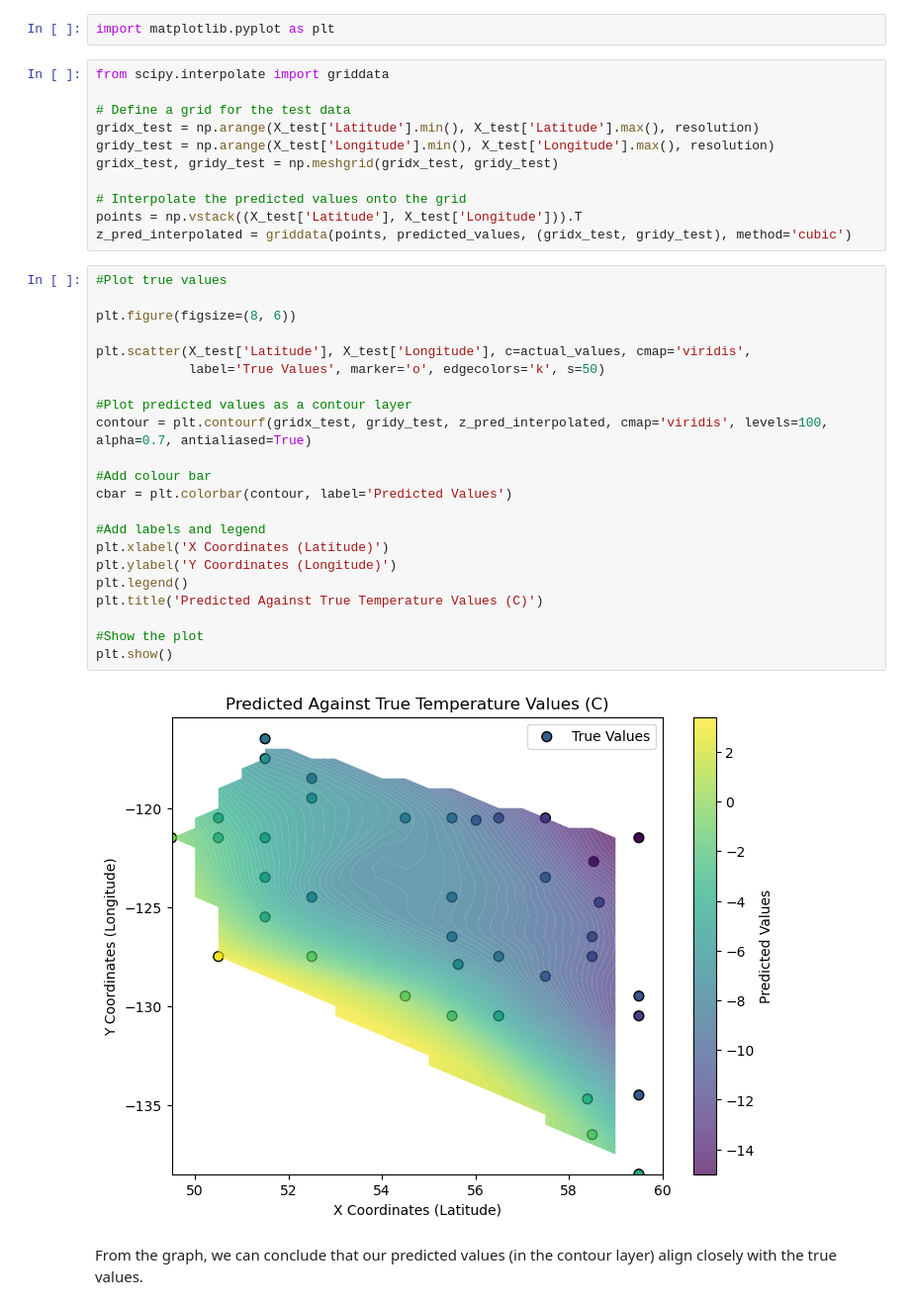
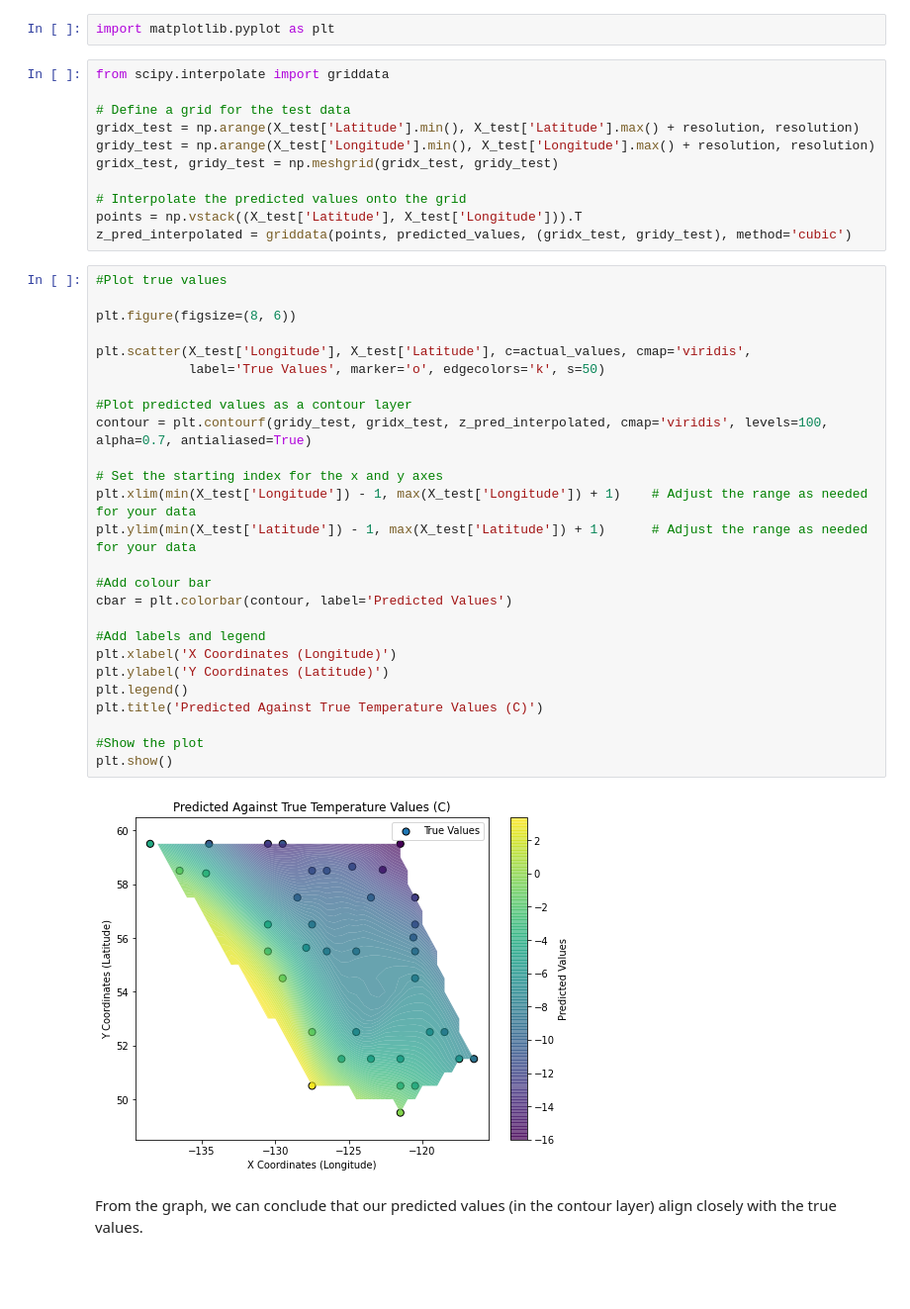
Before and after one commit to Vancouver-Datajam/GIS-Interpolation, a Jupyter notebook: notebooks/model_evaluation_plotting.ipynb, the cells around one changed output. Shown: that part at 99% size. Saved outputs shown, nothing was run; the diff lists cells and outputs as text; blank space fills up the shorter version.

Commit message:
fixed visualization

```diff
--- a/notebooks/model_evaluation_plotting.ipynb
+++ b/notebooks/model_evaluation_plotting.ipynb
@@ -346,8 +346,8 @@ import matplotlib.pyplot as plt
 from scipy.interpolate import griddata
 
 # Define a grid for the test data
-gridx_test = np.arange(X_test['Latitude'].min(), X_test['Latitude'].max(), resolution)
-gridy_test = np.arange(X_test['Longitude'].min(), X_test['Longitude'].max(), resolution)
+gridx_test = np.arange(X_test['Latitude'].min(), X_test['Latitude'].max() + resolution, resolution)
+gridy_test = np.arange(X_test['Longitude'].min(), X_test['Longitude'].max() + resolution, resolution)
 gridx_test, gridy_test = np.meshgrid(gridx_test, gridy_test)
 
 # Interpolate the predicted values onto the grid
@@ -356,26 +356,30 @@ z_pred_interpolated = griddata(points, predicted_values, (gridx_test, gridy_test
 # %%
 #Plot true values
 
 plt.figure(figsize=(8, 6))
 
-plt.scatter(X_test['Latitude'], X_test['Longitude'], c=actual_values, cmap='viridis',
+plt.scatter(X_test['Longitude'], X_test['Latitude'], c=actual_values, cmap='viridis',
             label='True Values', marker='o', edgecolors='k', s=50)
 
 #Plot predicted values as a contour layer
-contour = plt.contourf(gridx_test, gridy_test, z_pred_interpolated, cmap='viridis', levels=100, alpha=0.7, antialiased=True)
+contour = plt.contourf(gridy_test, gridx_test, z_pred_interpolated, cmap='viridis', levels=100, alpha=0.7, antialiased=True)
+
+# Set the starting index for the x and y axes
+plt.xlim(min(X_test['Longitude']) - 1, max(X_test['Longitude']) + 1)    # Adjust the range as needed for your data
+plt.ylim(min(X_test['Latitude']) - 1, max(X_test['Latitude']) + 1)      # Adjust the range as needed for your data
 
 #Add colour bar
 cbar = plt.colorbar(contour, label='Predicted Values')
 
 #Add labels and legend
-plt.xlabel('X Coordinates (Latitude)')
-plt.ylabel('Y Coordinates (Longitude)')
+plt.xlabel('X Coordinates (Longitude)')
+plt.ylabel('Y Coordinates (Latitude)')
 plt.legend()
 plt.title('Predicted Against True Temperature Values (C)')
 
 #Show the plot
 plt.show()
 # %% [output]
-[figure, old version]
+[figure, new version]
 # %% [markdown]
 From the graph, we can conclude that our predicted values (in the contour layer) align closely with the true values.
```
Also changed, not shown: parts of 7 cells of this notebook.
